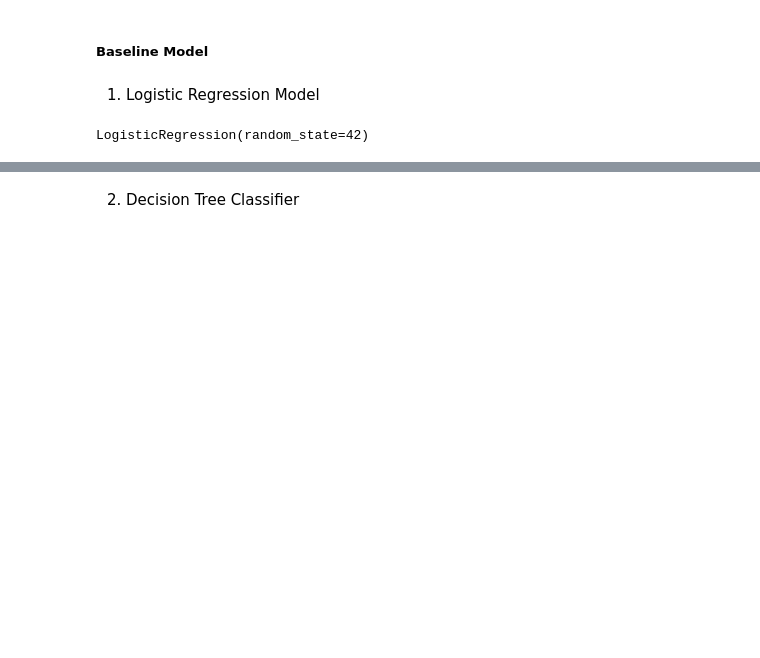
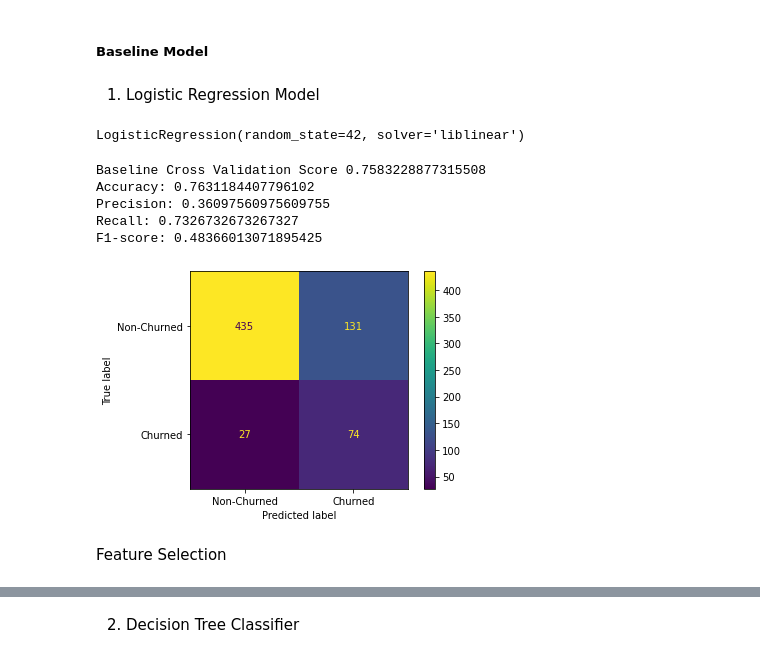
Before and after one commit to pauline-ndungu/SyriaTel-Customer-Churn-Prediction-Project, a Jupyter notebook: index.ipynb, the cells around one changed output, grey strips where cells are left out. Saved outputs shown, nothing was run; the diff lists cells and outputs as text; code cells hidden in the pictures; blank space fills up the shorter version.

Commit message:
Feature Selection and Model Tuning

```diff
--- a/index.ipynb
+++ b/index.ipynb
@@ -376,6 +447,0 @@ dtype: int64
-# %%
-X = sm.tools.add_constant(X)
-logit_model = sm.Logit(y, X)
-result = logit_model.fit(random_state=42)
-
-result.summary()
@@ -441,12 +495,25 @@ X_test_scaled = scaler.transform(X_test)
 1. Logistic Regression Model
 # %%
 # Create a logistic regression model
-baseline_model = LogisticRegression(random_state=42)
+baseline_model = LogisticRegression(solver='liblinear',random_state=42)
 # Train the model
 baseline_model.fit(X_train_scaled, y_train_resampled)
 # %% [output]
-LogisticRegression(random_state=42)
+LogisticRegression(random_state=42, solver='liblinear')
 # %%
+# Make predictions on the test set for the Logistic Regression baseline model
+y_pred_1 = baseline_model.predict(X_test_scaled)
 
-# Make predictions on the test set
-y_pred_1 = baseline_model.predict(X_test_scaled)
+baseline_cv = perform_cross_validation(X_train_scaled, y_train_resampled, model_type='logistic_regression')
+print("Baseline Cross Validation Score", baseline_cv)
+
+evaluate_model(y_test, y_pred_1)
+# %% [output]
+Baseline Cross Validation Score 0.7583228877315508
+Accuracy: 0.7631184407796102
+Precision: 0.36097560975609755
+Recall: 0.7326732673267327
+F1-score: 0.48366013071895425
+[figure, added]
+# %% [markdown]
+Feature Selection
```
Also changed, not shown: parts of 61 cells of this notebook.
